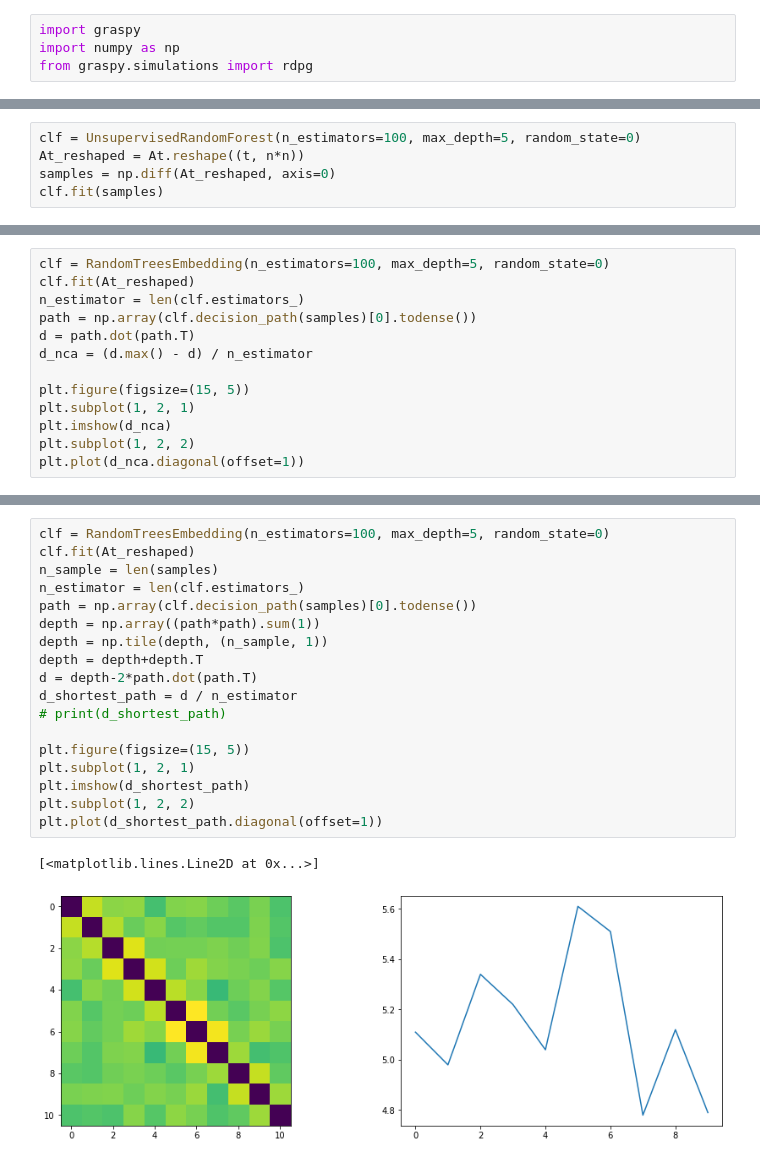
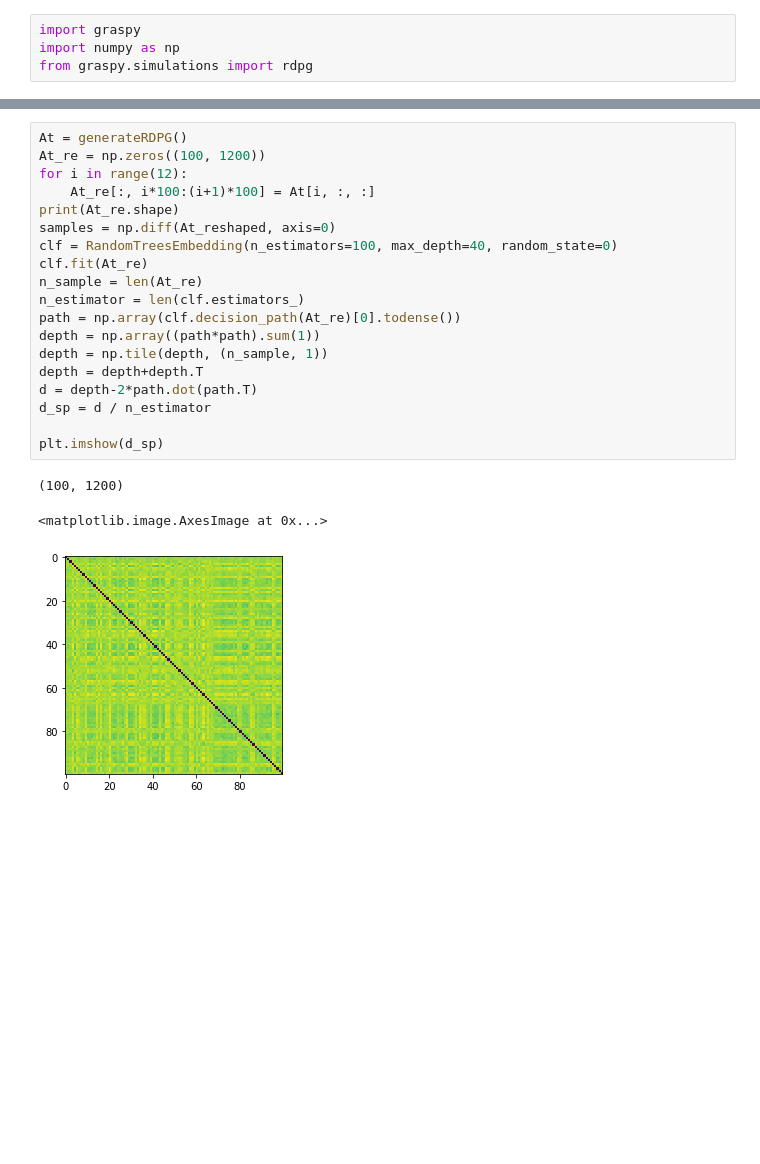
Before and after one commit to NeuroDataDesign/team-forbidden-forest, a Jupyter notebook: ShumingXu/RDPG.ipynb, the cells around one changed output, grey strips where cells are left out. Cells and saved outputs as stored; diff of their text form; blank space fills up the shorter version.

```diff
--- a/ShumingXu/RDPG.ipynb
+++ b/ShumingXu/RDPG.ipynb
@@ -47,5 +33,0 @@ from rerf.urerf import UnsupervisedRandomForest
-# %%
-clf = UnsupervisedRandomForest(n_estimators=100, max_depth=5, random_state=0)
-At_reshaped = At.reshape((t, n*n))
-samples = np.diff(At_reshaped, axis=0)
-clf.fit(samples)
@@ -70,13 +33,0 @@ from sklearn.ensemble import RandomTreesEmbedding
-# %%
-clf = RandomTreesEmbedding(n_estimators=100, max_depth=5, random_state=0)
-clf.fit(At_reshaped)
-n_estimator = len(clf.estimators_)
-path = np.array(clf.decision_path(samples)[0].todense())
-d = path.dot(path.T)
-d_nca = (d.max() - d) / n_estimator
-
-plt.figure(figsize=(15, 5))
-plt.subplot(1, 2, 1)
-plt.imshow(d_nca)
-plt.subplot(1, 2, 2)
-plt.plot(d_nca.diagonal(offset=1))
@@ -86,21 +34,23 @@ plt.plot(d_nca.diagonal(offset=1))
 # %%
-clf = RandomTreesEmbedding(n_estimators=100, max_depth=5, random_state=0)
-clf.fit(At_reshaped)
-n_sample = len(samples)
+At = generateRDPG()
+At_re = np.zeros((100, 1200))
+for i in range(12):
+    At_re[:, i*100:(i+1)*100] = At[i, :, :]
+print(At_re.shape)
+samples = np.diff(At_reshaped, axis=0)
+clf = RandomTreesEmbedding(n_estimators=100, max_depth=40, random_state=0)
+clf.fit(At_re)
+n_sample = len(At_re)
 n_estimator = len(clf.estimators_)
-path = np.array(clf.decision_path(samples)[0].todense())
+path = np.array(clf.decision_path(At_re)[0].todense())
 depth = np.array((path*path).sum(1))
 depth = np.tile(depth, (n_sample, 1))
 depth = depth+depth.T
 d = depth-2*path.dot(path.T)
-d_shortest_path = d / n_estimator
-# print(d_shortest_path)
+d_sp = d / n_estimator
 
-plt.figure(figsize=(15, 5))
-plt.subplot(1, 2, 1)
-plt.imshow(d_shortest_path)
-plt.subplot(1, 2, 2)
-plt.plot(d_shortest_path.diagonal(offset=1))
+plt.imshow(d_sp)
 # %% [output]
-[<matplotlib.lines.Line2D at 0x...>]
+(100, 1200)
+<matplotlib.image.AxesImage at 0x...>
-[figure, old version]
+[figure, new version]
```
Also changed, not shown: parts of 13 cells of this notebook.
